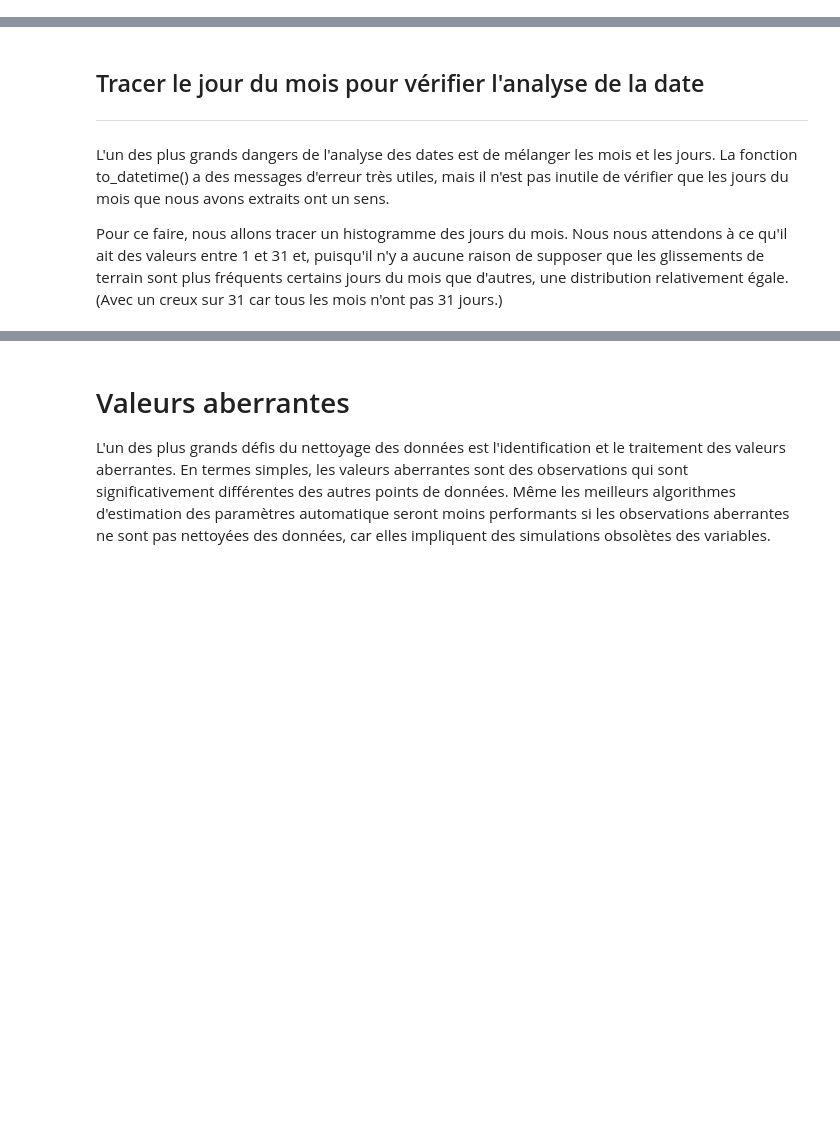
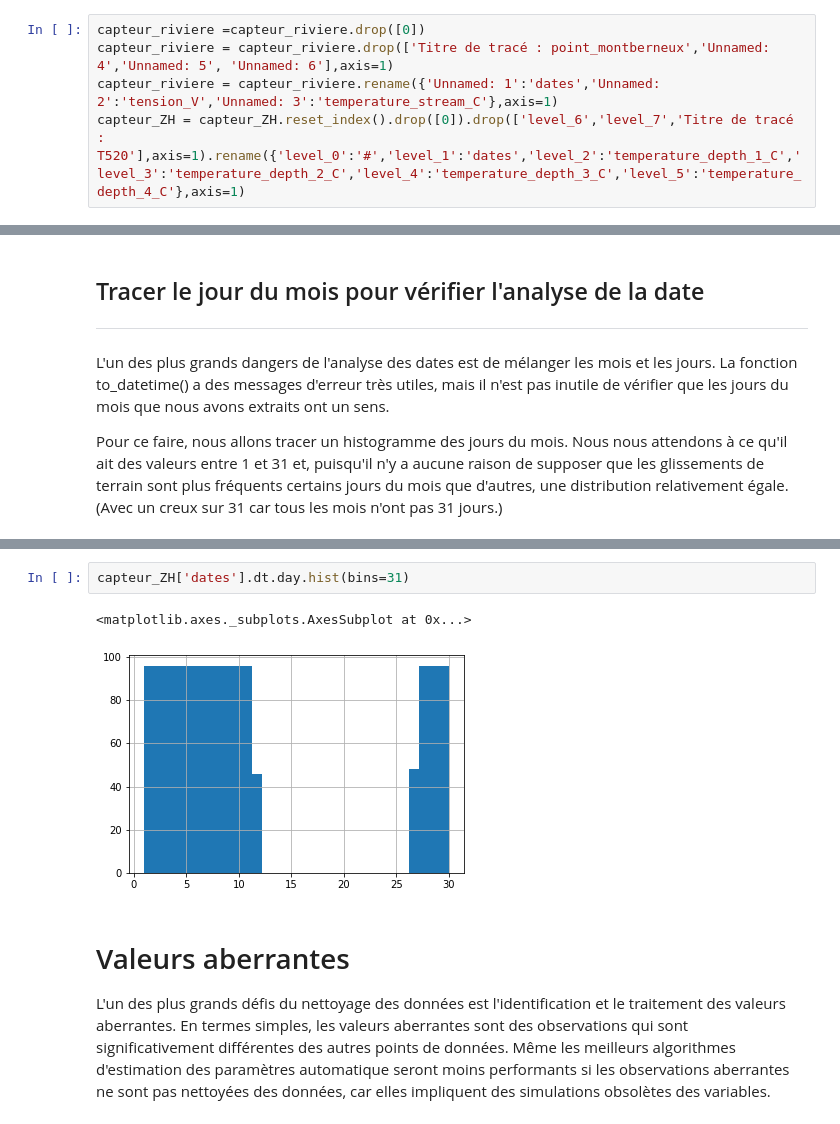
Before and after one commit to ameliemelorene/MOLONARI_1D_RESOURCES, a Jupyter notebook: Students/TD-Wissam-Guillaume/brouillon_guillaume_data-cleaning-student.ipynb, the cells around one changed output, grey strips where cells are left out. Drawn from its saved outputs; the diff is of its cells as text; blank space fills up the shorter version.

Commit message:
le td de Wissam et Guillaume jusqua extraction point limites

```diff
--- a/Students/TD-Wissam-Guillaume/brouillon_guillaume_data-cleaning-student.ipynb
+++ b/Students/TD-Wissam-Guillaume/brouillon_guillaume_data-cleaning-student.ipynb
@@ -26,3 +26,8 @@ Nous sommes maintenant prêts à examiner quelques dates ! (Si vous le souhaitez
 # Imprimez le noms des colonnes
 renommer les colonnes du fichier capteur_riviere :  	dates,tension_V,temperature_stream_C et celles du fichier capteur_ZH  :
 #,dates,temperature_depth_1_C,temperature_depth_2_C,temperature_depth_3_C,temperature_depth_4_C
+# %%
+capteur_riviere =capteur_riviere.drop([0])
+capteur_riviere = capteur_riviere.drop(['Titre de tracé : point_montberneux','Unnamed: 4','Unnamed: 5', 'Unnamed: 6'],axis=1)
+capteur_riviere = capteur_riviere.rename({'Unnamed: 1':'dates','Unnamed: 2':'tension_V','Unnamed: 3':'temperature_stream_C'},axis=1)
+capteur_ZH = capteur_ZH.reset_index().drop([0]).drop(['level_6','level_7','Titre de tracé : T520'],axis=1).rename({'level_0':'#','level_1':'dates','level_2':'temperature_depth_1_C','level_3':'temperature_depth_2_C','level_4':'temperature_depth_3_C','level_5':'temperature_depth_4_C'},axis=1)
@@ -78,3 +203,8 @@ Pour ce faire, nous allons tracer un histogramme des jours du mois. Nous nous at
+# %%
+capteur_ZH['dates'].dt.day.hist(bins=31)
+# %% [output]
+<matplotlib.axes._subplots.AxesSubplot at 0x...>
+[figure, added]
 # %% [markdown]
 # Valeurs aberrantes
 
```
Also changed, not shown: parts of 26 cells of this notebook.
